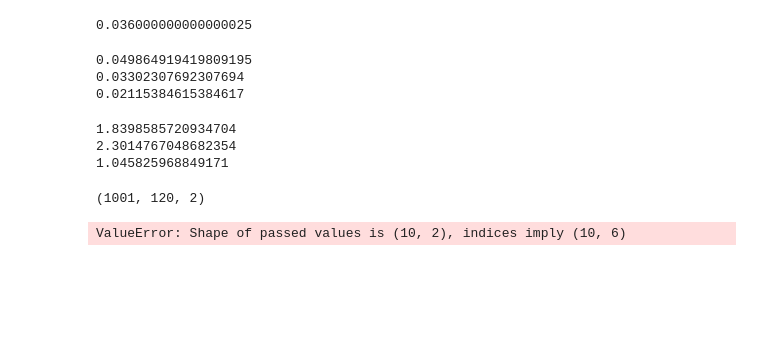
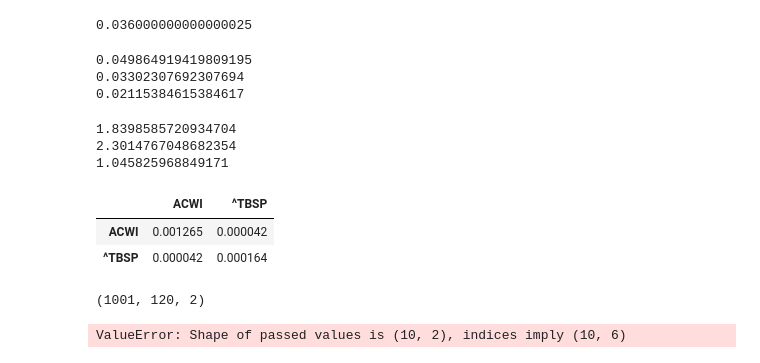
Before and after one commit to msz13/Goal-Based-Investing, a Jupyter notebook: esg/preproccessing.ipynb, the cells around one changed output. Drawn from its saved outputs; the diff is of its cells as text; code cells hidden in the pictures; blank space fills up the shorter version.

```diff
--- a/esg/preproccessing.ipynb
+++ b/esg/preproccessing.ipynb
@@ -392,6 +392,12 @@ for s in range (number_of_scenarios):
     sim_returns.append(multivariate_normal.rvs(means,cov, T))
 
 sim_returns = np.array(sim_returns)
+# %%
+pln_returns[assets].cov()
+# %% [output]
+|  | ACWI | ^TBSP |
+| ACWI | 0.001265 | 0.000042 |
+| ^TBSP | 0.000042 | 0.000164 |
 # %%
 means = np.sort(sim_returns[:,:,1].mean(1))
 # %%
```
Also changed, not shown: 1 other file.
